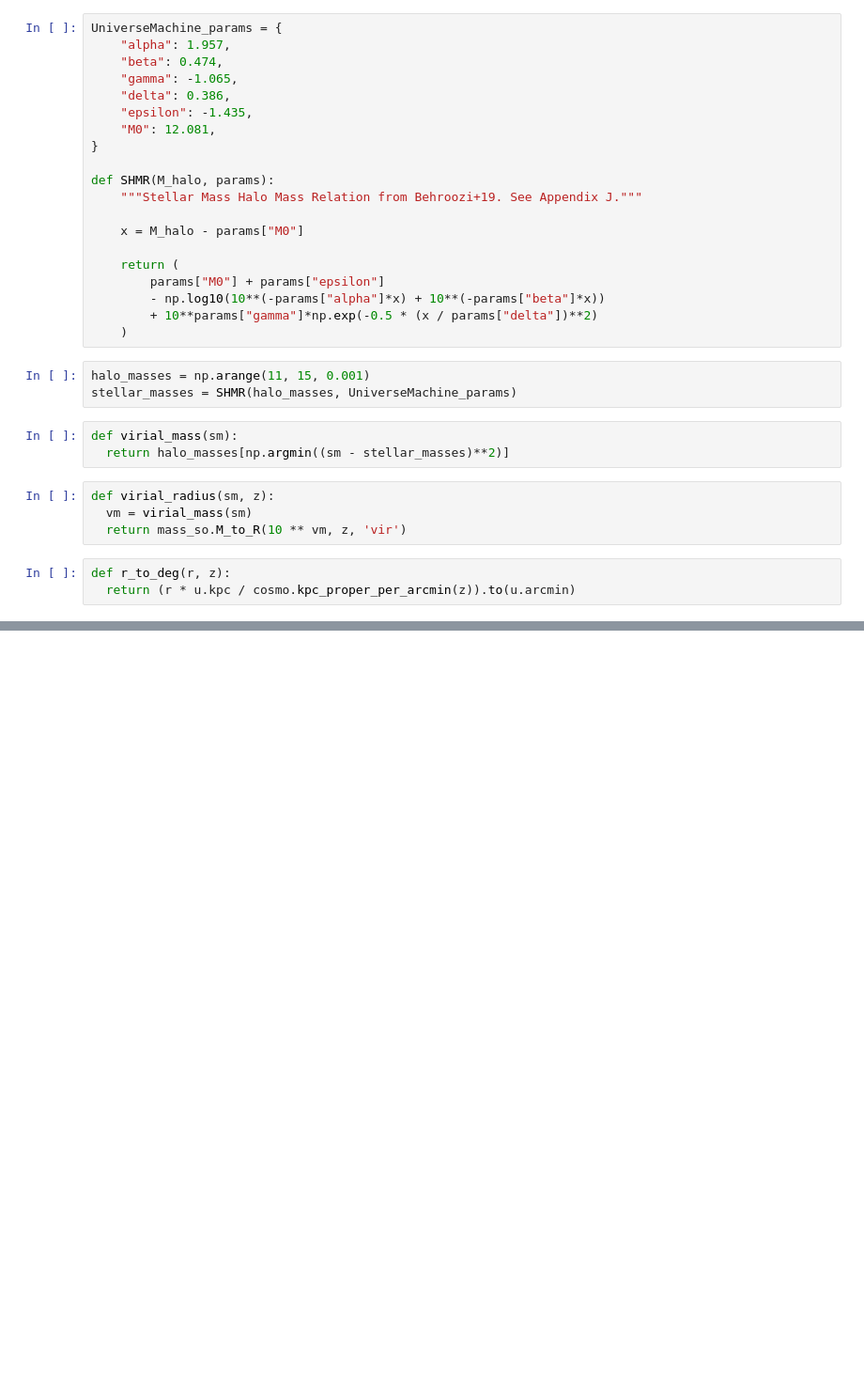
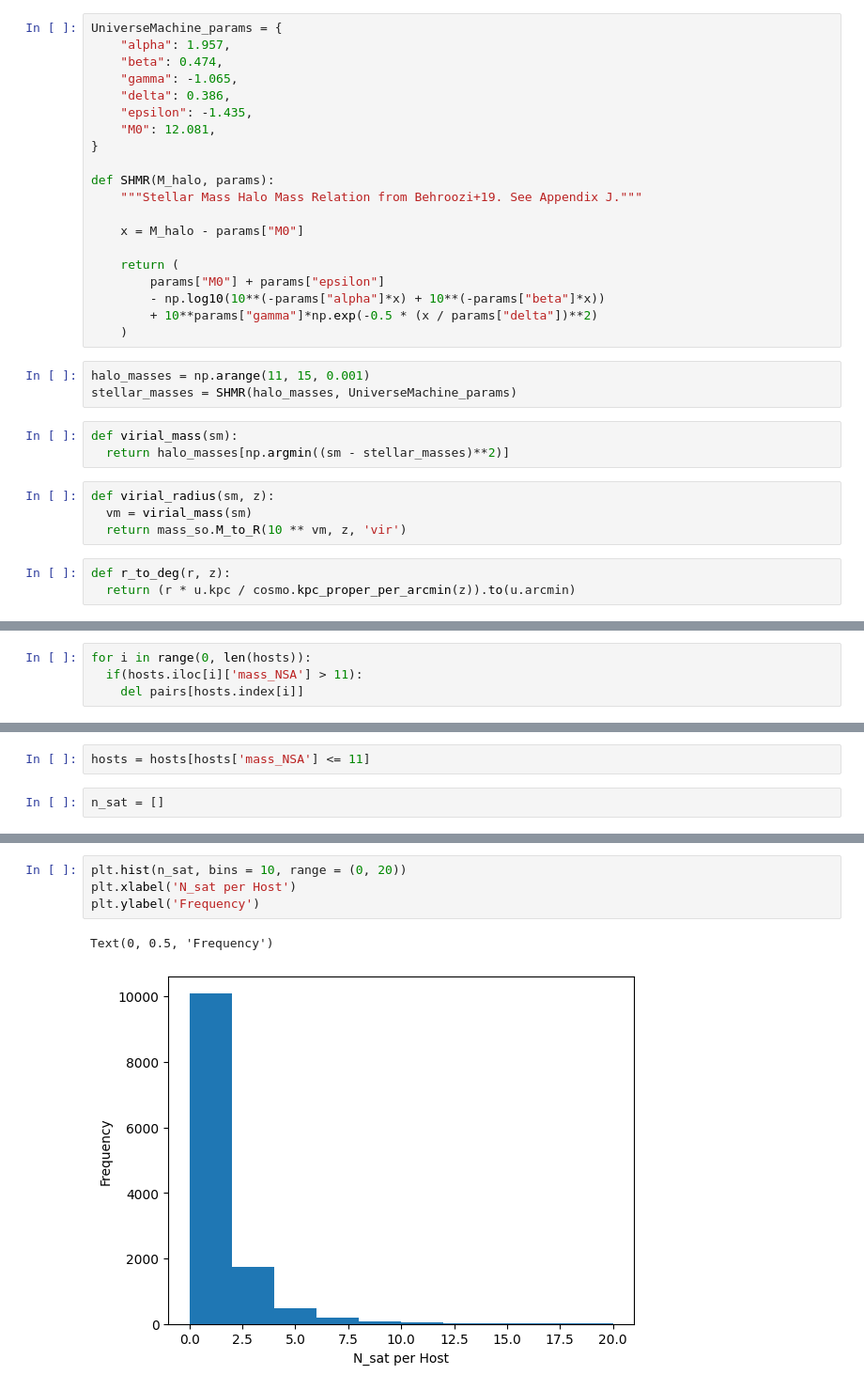
Before and after one commit to harishk30/DwarfGalaxyAnalysis, a Jupyter notebook: SAGAxCM.ipynb, the cells around one changed output, grey strips where cells are left out. Shown at 94% size. Drawn from its saved outputs; the diff is of its cells as text; blank space fills up the shorter version.

```diff
--- a/SAGAxCM.ipynb
+++ b/SAGAxCM.ipynb
@@ -82,0 +92,4 @@ for id, host_coord in enumerate(tqdm(host_coords)):
+# %%
+for i in range(0, len(hosts)):
+  if(hosts.iloc[i]['mass_NSA'] > 11):
+    del pairs[hosts.index[i]]
@@ -82,0 +124,4 @@ for id, host_coord in enumerate(tqdm(host_coords)):
+# %%
+hosts = hosts[hosts['mass_NSA'] <= 11]
+# %%
+n_sat = []
@@ -82,0 +178,7 @@ for id, host_coord in enumerate(tqdm(host_coords)):
+# %%
+plt.hist(n_sat, bins = 10, range = (0, 20))
+plt.xlabel('N_sat per Host')
+plt.ylabel('Frequency')
+# %% [output]
+Text(0, 0.5, 'Frequency')
+[figure, added]
```
Also changed, not shown: parts of 14 cells of this notebook.
